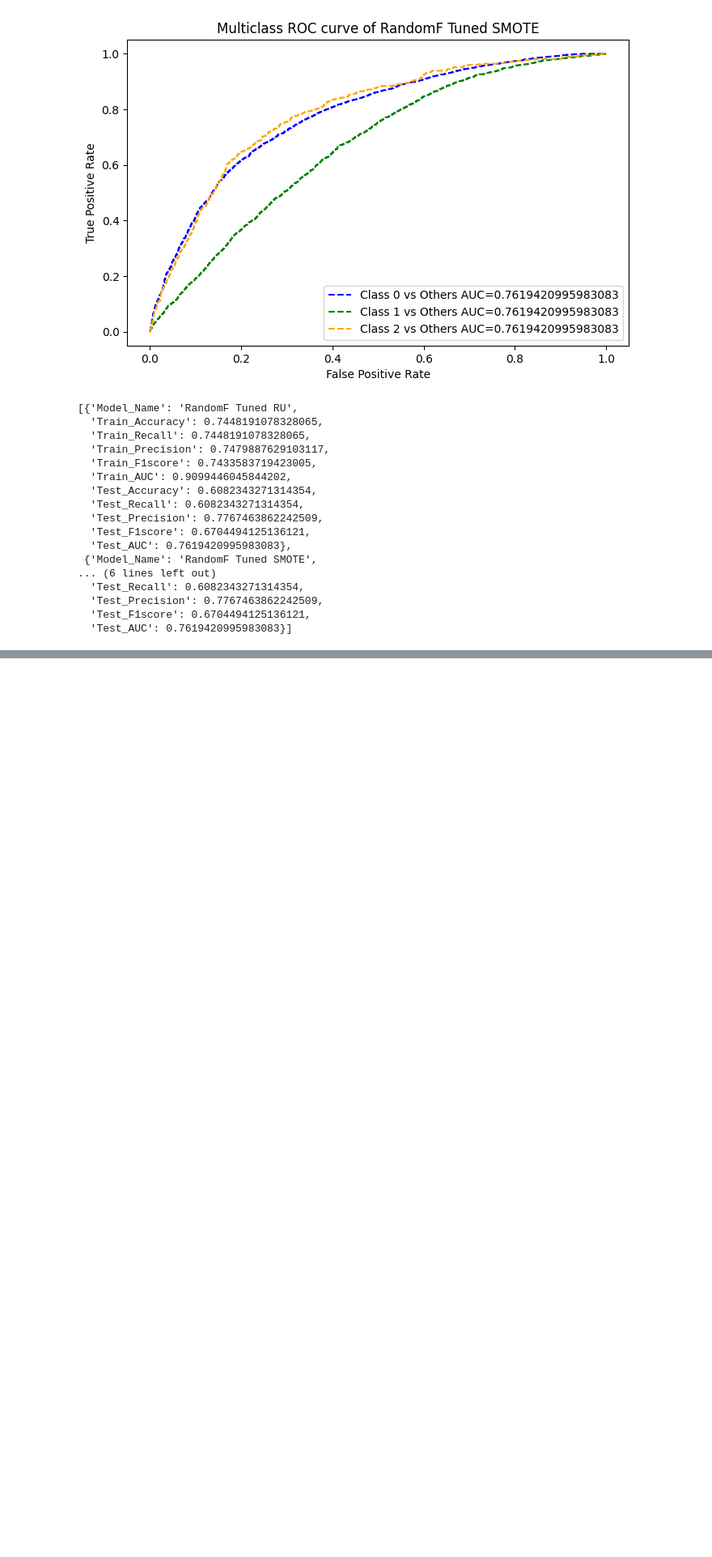
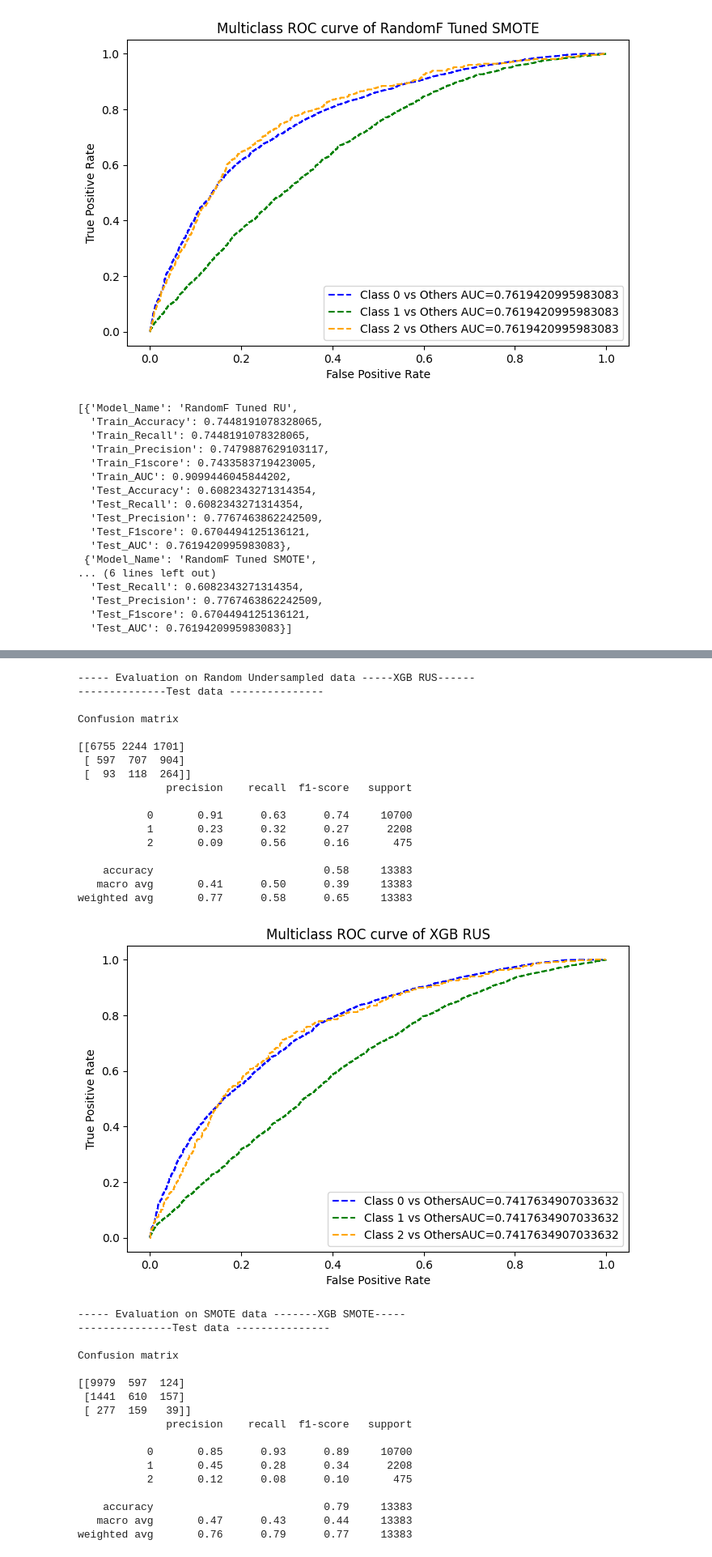
Before and after one commit to akashkivani/almabetter-Email-Campaign-Effectiveness-Prediction-Project, a Jupyter notebook: Email_Campaign_Effectiveness_Prediction.ipynb, the cells around one changed output, grey strips where cells are left out. Shown at 81% size. Cells and saved outputs as stored; diff of their text form; code cells hidden in the pictures; blank space fills up the shorter version.

```diff
--- a/Email_Campaign_Effectiveness_Prediction.ipynb
+++ b/Email_Campaign_Effectiveness_Prediction.ipynb
@@ -1087,0 +1129,39 @@ comparison_df
+# %%
+xgb_eval = model_evaluation('XGB RUS', 'XGB SMOTE',xgb_rus, xgb_smote,x_train_ru, y_train_ru, x_train_smote, y_train_smote, x_test, y_test)
+xgb_eval
+# %% [output]
+----- Evaluation on Random Undersampled data -----XGB RUS------
+--------------Test data ---------------
+
+Confusion matrix
+
+[[6755 2244 1701]
+ [ 597  707  904]
+ [  93  118  264]]
+              precision    recall  f1-score   support
+
+           0       0.91      0.63      0.74     10700
+           1       0.23      0.32      0.27      2208
+           2       0.09      0.56      0.16       475
+
+    accuracy                           0.58     13383
+   macro avg       0.41      0.50      0.39     13383
+weighted avg       0.77      0.58      0.65     13383
+[figure, added]
+----- Evaluation on SMOTE data -------XGB SMOTE-----
+---------------Test data ---------------
+
+Confusion matrix
+
+[[9979  597  124]
+ [1441  610  157]
+ [ 277  159   39]]
+              precision    recall  f1-score   support
+
+           0       0.85      0.93      0.89     10700
+           1       0.45      0.28      0.34      2208
+           2       0.12      0.08      0.10       475
+
+    accuracy                           0.79     13383
+   macro avg       0.47      0.43      0.44     13383
+weighted avg       0.76      0.79      0.77     13383
```
Also changed, not shown: parts of 30 cells of this notebook.
